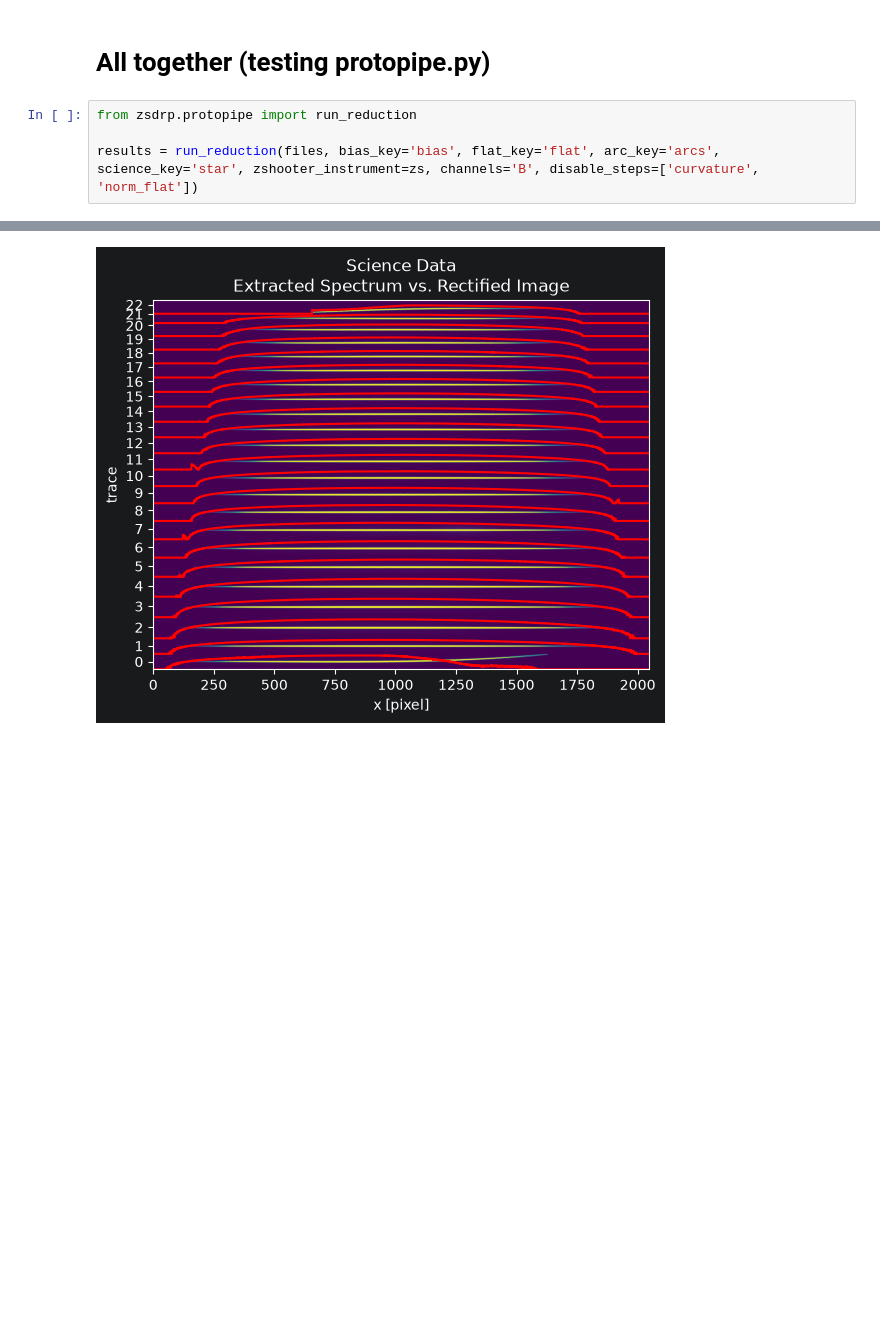
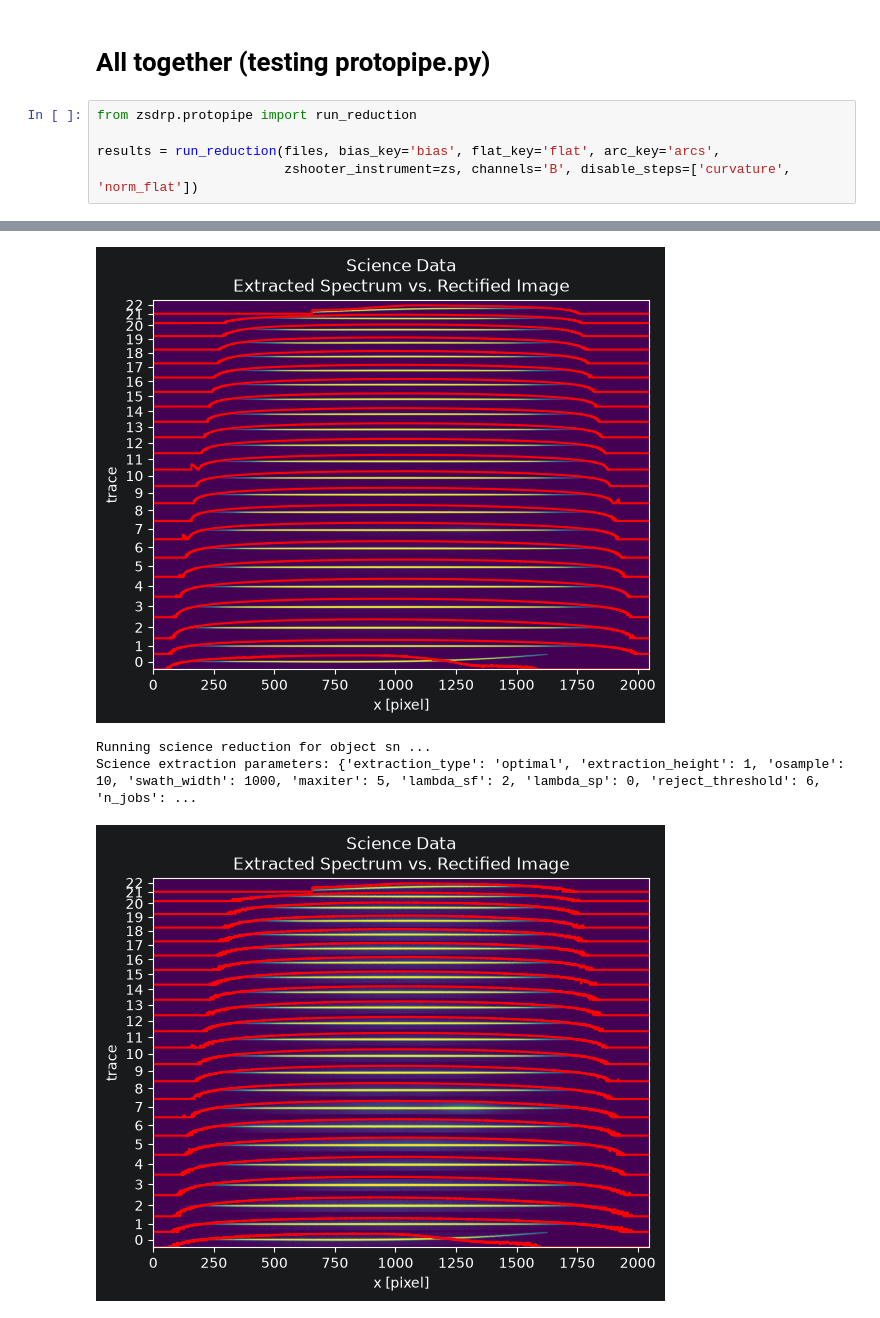
Before and after one commit to CaltechOpticalObservatories/zshooter-drp, a Jupyter notebook: notebooks/alpha_drp_dev.ipynb, the cells around one changed output, grey strips where cells are left out. Saved outputs shown, nothing was run; the diff lists cells and outputs as text; blank space fills up the shorter version.

```diff
--- a/notebooks/alpha_drp_dev.ipynb
+++ b/notebooks/alpha_drp_dev.ipynb
@@ -188,7 +184,8 @@ Science extraction parameters: {'extraction_type': 'optimal', 'extraction_height
 # %%
 from zsdrp.protopipe import run_reduction
 
-results = run_reduction(files, bias_key='bias', flat_key='flat', arc_key='arcs', science_key='star', zshooter_instrument=zs, channels='B', disable_steps=['curvature', 'norm_flat'])
+results = run_reduction(files, bias_key='bias', flat_key='flat', arc_key='arcs',
+                        zshooter_instrument=zs, channels='B', disable_steps=['curvature', 'norm_flat'])
 # %% [output]
 Loading settings for channel: B
 Loading settings for channel: G
@@ -202,3 +201,6 @@ Tracing parameters: {'degree': 4, 'max_error': None, 'degree_before_merge': 2, '
 Science extraction parameters: {'extraction_type': 'optimal', 'extraction_height': 1, 'osample': 10, 'swath_width': 1000, 'maxiter': 5, 'lambda_sf': 2, 'lambda_sp': 0, 'reject_threshold': 6, 'n_jobs': ...
 [figure]
+Running science reduction for object sn ...
+Science extraction parameters: {'extraction_type': 'optimal', 'extraction_height': 1, 'osample': 10, 'swath_width': 1000, 'maxiter': 5, 'lambda_sf': 2, 'lambda_sp': 0, 'reject_threshold': 6, 'n_jobs': ...
+[figure, added]
 # %%
```
Also changed, not shown: parts of 4 cells of this notebook, 1 other file.
